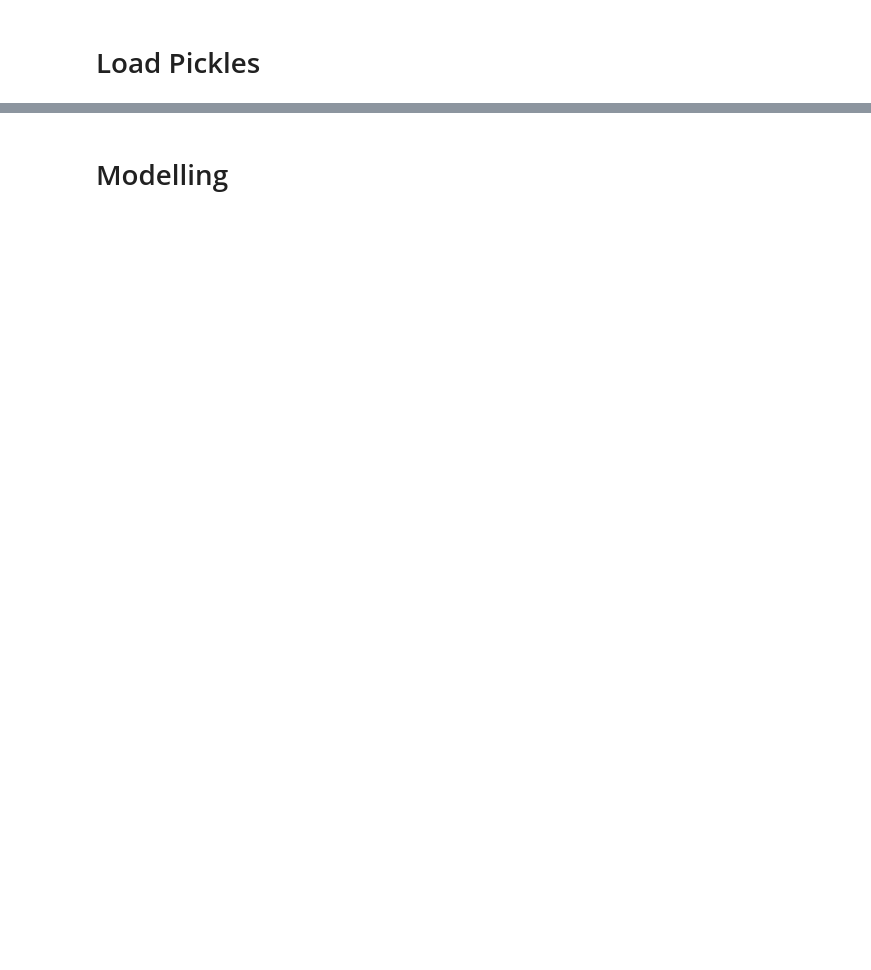
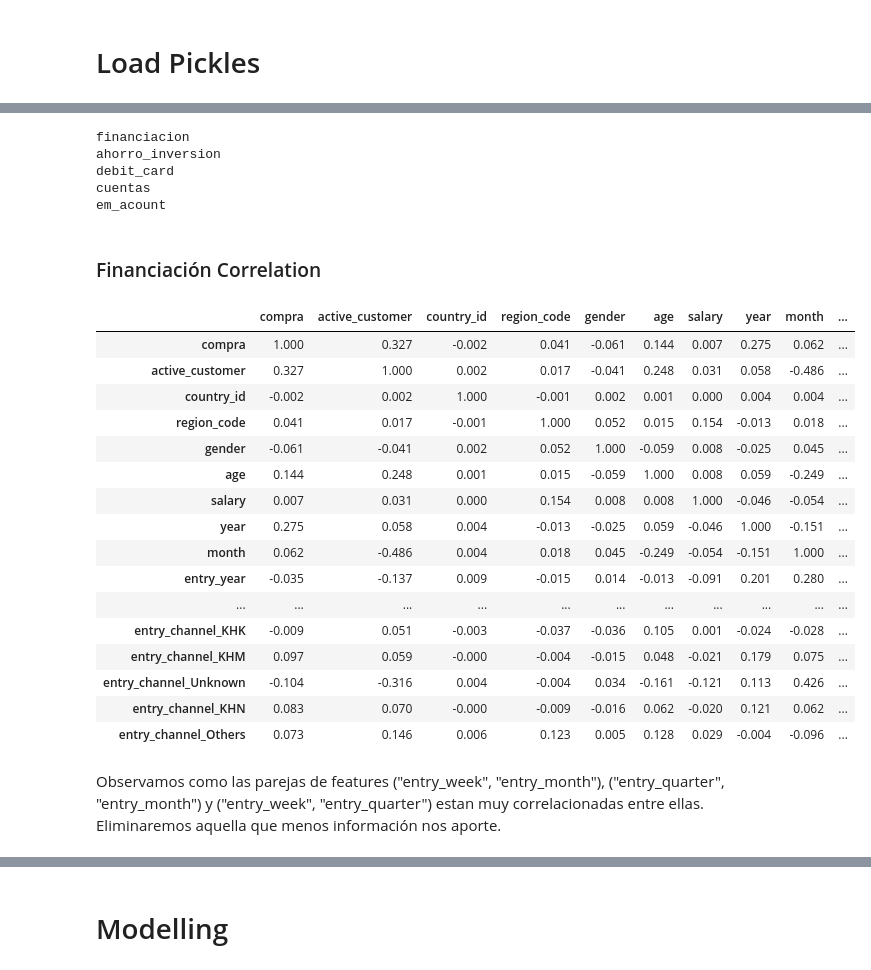
Before and after one commit to gerardtorrent97/easymoney-project, a Jupyter notebook: Recomendacion.ipynb, the cells around one changed output, grey strips where cells are left out. Cells and saved outputs as stored; diff of their text form; code cells hidden in the pictures; blank space fills up the shorter version.

```diff
--- a/Recomendacion.ipynb
+++ b/Recomendacion.ipynb
@@ -318,3 +309,8 @@ df.head()
+# %%
+df["year"] = df["pk_partition"].dt.year
+df["month"] = df["pk_partition"].dt.month
+
+# eliminaremos esta columna posteriormente
 # %%
 df["entry_year"] = df["entry_date"].dt.year
 df["entry_month"] = df["entry_date"].dt.month
@@ -385,7 +381,7 @@ def one_hot_encoder(data, col):
 df = one_hot_encoder(df, "entry_channel")
 # %%
 # region_code frequency encoding
-region_counter = df["region_code"].value_counts()
+region_counter = df["region_code"].value_counts(dropna=False)
 df["region_code"] = df["region_code"].replace(region_counter)
 # %%
 df["gender"] = (df["gender"] == "H").astype(int)
@@ -541,8 +500,10 @@ for target, dataset in datasets.items():
 FILES = os.listdir("/content/gdrive/MyDrive/EASY_MONEY_NUCLIO/recomendacion/")
 DATASETS = {}
 for file_name in FILES:
-  target, _ = file_name.split("_df.pkl")
-  DATASETS[target] = pd.read_pickle(f"/content/gdrive/MyDrive/EASY_MONEY_NUCLIO/recomendacion/{file_name}")
+  if "pkl" in file_name:
+    target, _ = file_name.split("_df.pkl")
+    DATASETS[target] = pd.read_pickle(f"/content/gdrive/MyDrive/EASY_MONEY_NUCLIO/recomendacion/{file_name}")
+    DATASETS[target].drop(["pk_partition", "pk_cid"], axis=1, inplace=True)
 # %%
 # miramos que el target este bien balanceado (en el total)
 for target, dataset in DATASETS.items():
@@ -576,0 +542,35 @@ Name: compra, dtype: int64
+# %%
+# comprobamos la correlación entre las distintas variables del dataset
+for target, dataset in DATASETS.items():
+  print(target)
+# %% [output]
+financiacion
+ahorro_inversion
+debit_card
+cuentas
+em_acount
+# %% [markdown]
+### Financiación Correlation
+# %%
+corr = DATASETS["financiacion"].corr()
+corr.style.background_gradient(cmap='coolwarm').set_precision(3)
+# %% [output]
+|  | compra | active_customer | country_id | region_code | gender | age | salary | year | month | ... |
+| compra | 1.000 | 0.327 | -0.002 | 0.041 | -0.061 | 0.144 | 0.007 | 0.275 | 0.062 | ... |
+| active_customer | 0.327 | 1.000 | 0.002 | 0.017 | -0.041 | 0.248 | 0.031 | 0.058 | -0.486 | ... |
+| country_id | -0.002 | 0.002 | 1.000 | -0.001 | 0.002 | 0.001 | 0.000 | 0.004 | 0.004 | ... |
+| region_code | 0.041 | 0.017 | -0.001 | 1.000 | 0.052 | 0.015 | 0.154 | -0.013 | 0.018 | ... |
+| gender | -0.061 | -0.041 | 0.002 | 0.052 | 1.000 | -0.059 | 0.008 | -0.025 | 0.045 | ... |
+| age | 0.144 | 0.248 | 0.001 | 0.015 | -0.059 | 1.000 | 0.008 | 0.059 | -0.249 | ... |
+| salary | 0.007 | 0.031 | 0.000 | 0.154 | 0.008 | 0.008 | 1.000 | -0.046 | -0.054 | ... |
+| year | 0.275 | 0.058 | 0.004 | -0.013 | -0.025 | 0.059 | -0.046 | 1.000 | -0.151 | ... |
+| month | 0.062 | -0.486 | 0.004 | 0.018 | 0.045 | -0.249 | -0.054 | -0.151 | 1.000 | ... |
+| entry_year | -0.035 | -0.137 | 0.009 | -0.015 | 0.014 | -0.013 | -0.091 | 0.201 | 0.280 | ... |
+| ... | ... | ... | ... | ... | ... | ... | ... | ... | ... | ... |
+| entry_channel_KHK | -0.009 | 0.051 | -0.003 | -0.037 | -0.036 | 0.105 | 0.001 | -0.024 | -0.028 | ... |
+| entry_channel_KHM | 0.097 | 0.059 | -0.000 | -0.004 | -0.015 | 0.048 | -0.021 | 0.179 | 0.075 | ... |
+| entry_channel_Unknown | -0.104 | -0.316 | 0.004 | -0.004 | 0.034 | -0.161 | -0.121 | 0.113 | 0.426 | ... |
+| entry_channel_KHN | 0.083 | 0.070 | -0.000 | -0.009 | -0.016 | 0.062 | -0.020 | 0.121 | 0.062 | ... |
+| entry_channel_Others | 0.073 | 0.146 | 0.006 | 0.123 | 0.005 | 0.128 | 0.029 | -0.004 | -0.096 | ... |
+# %% [markdown]
+Observamos como las parejas de features ("entry_week", "entry_month"), ("entry_quarter", "entry_month") y ("entry_week", "entry_quarter") estan muy correlacionadas entre ellas. Eliminaremos aquella que menos información nos aporte.
```
Also changed, not shown: parts of 38 cells of this notebook.
